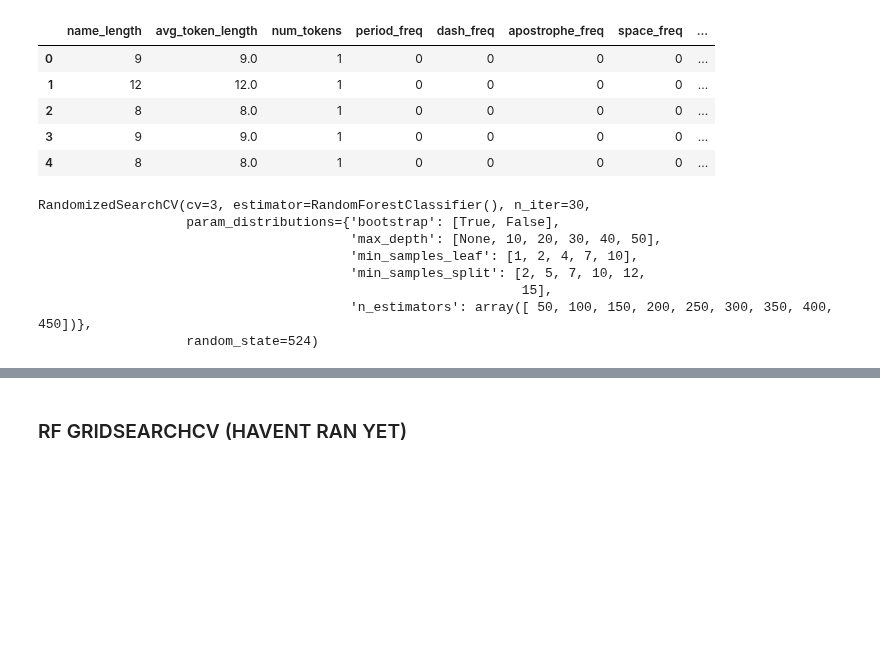
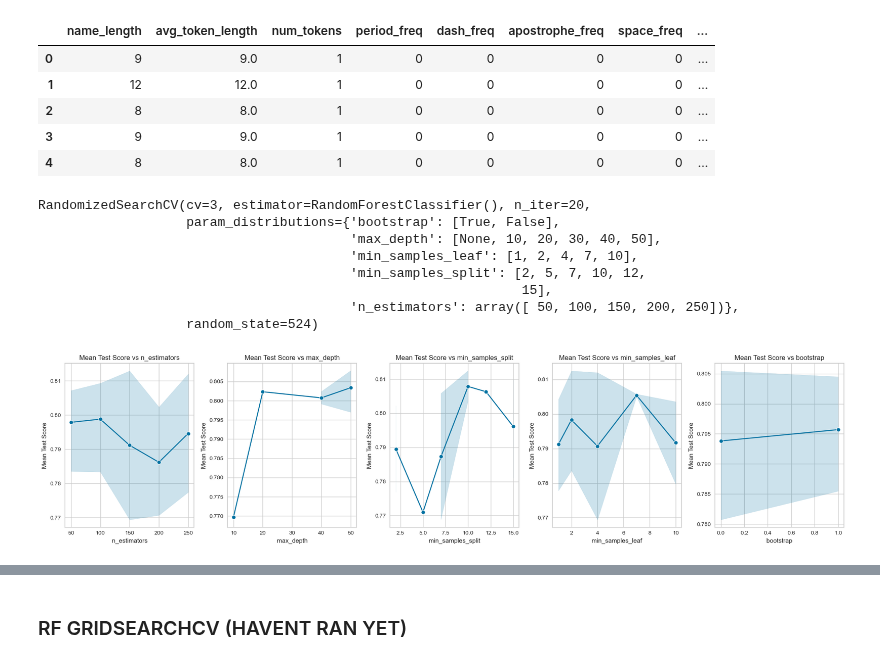
Before and after one commit to Exiger-project/Name_Of_Origin_Project-, a Jupyter notebook: StefaniModelTraining.ipynb, the cells around one changed output, grey strips where cells are left out. Saved outputs shown, nothing was run; the diff lists cells and outputs as text; code cells hidden in the pictures; blank space fills up the shorter version.

```diff
--- a/StefaniModelTraining.ipynb
+++ b/StefaniModelTraining.ipynb
@@ -62,19 +63,38 @@ param_dist = {
 }
 # %%
 # Initialize RandomizedSearchCV
-random_search = RandomizedSearchCV(rf_model, param_distributions = param_dist, n_iter = 30, cv = 3, random_state = 524)
+random_search = RandomizedSearchCV(rf_model, param_distributions = param_dist, n_iter = 20, cv = 3, random_state = 524)
 
 # Fit the model on the training data
 random_search.fit(X_train, y_train)
 # %% [output]
-RandomizedSearchCV(cv=3, estimator=RandomForestClassifier(), n_iter=30,
+RandomizedSearchCV(cv=3, estimator=RandomForestClassifier(), n_iter=20,
                    param_distributions={'bootstrap': [True, False],
                                         'max_depth': [None, 10, 20, 30, 40, 50],
                                         'min_samples_leaf': [1, 2, 4, 7, 10],
                                         'min_samples_split': [2, 5, 7, 10, 12,
                                                               15],
-                                        'n_estimators': array([ 50, 100, 150, 200, 250, 300, 350, 400, 450])},
+                                        'n_estimators': array([ 50, 100, 150, 200, 250])},
                    random_state=524)
+# %%
+results = random_search.cv_results_
+
+# Plotting
+fig, axes = plt.subplots(1, 5, figsize = (20, 5))
+
+# Plot hyperparameter vs mean test score
+for i, (param, values) in enumerate(param_dist.items()):
+    x = np.array(results[f'param_{param}'].data, dtype = float)
+    y = results['mean_test_score']
+    sns.lineplot(x = x, y = y, ax = axes[i], marker = 'o')
+    axes[i].set_title(f'Mean Test Score vs {param}')
+    axes[i].set_xlabel(param)
+    axes[i].set_ylabel('Mean Test Score')
+
+plt.tight_layout()
+plt.show()
+# %% [output]
+[figure, added]
 # %%
 rf_results = random_search.cv_results_
 print(rf_results.keys())
```
Also changed, not shown: parts of 17 cells of this notebook, 1 other file.
